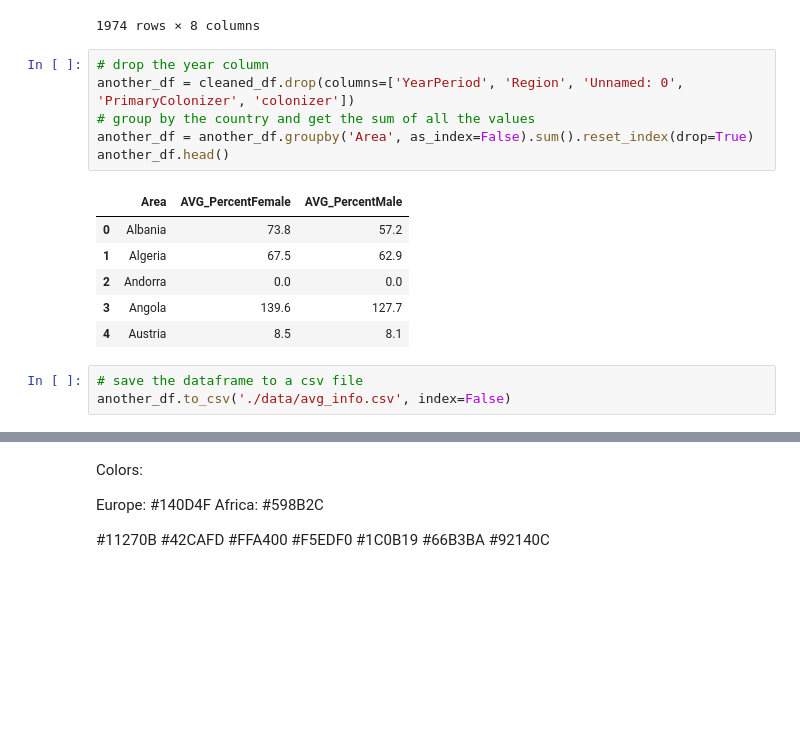
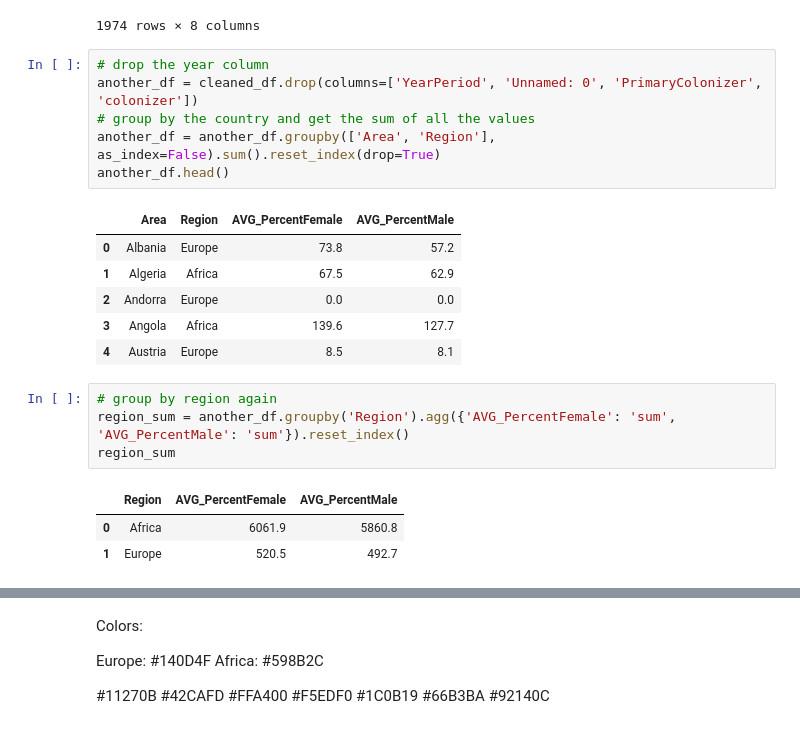
Before and after one commit to hannah-hana-kim/DSAN-5200-Project, a Jupyter notebook: 5200-website/hannah.ipynb, the cells around one changed output, grey strips where cells are left out. Saved outputs shown, nothing was run; the diff lists cells and outputs as text; blank space fills up the shorter version.

```diff
--- a/5200-website/hannah.ipynb
+++ b/5200-website/hannah.ipynb
@@ -309,17 +310,22 @@ cleaned_df
 1974 rows × 8 columns
 # %%
 # drop the year column
-another_df = cleaned_df.drop(columns=['YearPeriod', 'Region', 'Unnamed: 0', 'PrimaryColonizer', 'colonizer'])
+another_df = cleaned_df.drop(columns=['YearPeriod', 'Unnamed: 0', 'PrimaryColonizer', 'colonizer'])
 # group by the country and get the sum of all the values
-another_df = another_df.groupby('Area', as_index=False).sum().reset_index(drop=True)
+another_df = another_df.groupby(['Area', 'Region'], as_index=False).sum().reset_index(drop=True)
 another_df.head()
 # %% [output]
-|  | Area | AVG_PercentFemale | AVG_PercentMale |
-| 0 | Albania | 73.8 | 57.2 |
-| 1 | Algeria | 67.5 | 62.9 |
-| 2 | Andorra | 0.0 | 0.0 |
-| 3 | Angola | 139.6 | 127.7 |
-| 4 | Austria | 8.5 | 8.1 |
+|  | Area | Region | AVG_PercentFemale | AVG_PercentMale |
+| 0 | Albania | Europe | 73.8 | 57.2 |
+| 1 | Algeria | Africa | 67.5 | 62.9 |
+| 2 | Andorra | Europe | 0.0 | 0.0 |
+| 3 | Angola | Africa | 139.6 | 127.7 |
+| 4 | Austria | Europe | 8.5 | 8.1 |
-# %%
-# save the dataframe to a csv file
-another_df.to_csv('./data/avg_info.csv', index=False)
+# %%
+# group by region again
+region_sum = another_df.groupby('Region').agg({'AVG_PercentFemale': 'sum', 'AVG_PercentMale': 'sum'}).reset_index()
+region_sum
+# %% [output]
+|  | Region | AVG_PercentFemale | AVG_PercentMale |
+| 0 | Africa | 6061.9 | 5860.8 |
+| 1 | Europe | 520.5 | 492.7 |
```
Also changed, not shown: parts of 4 cells of this notebook.
